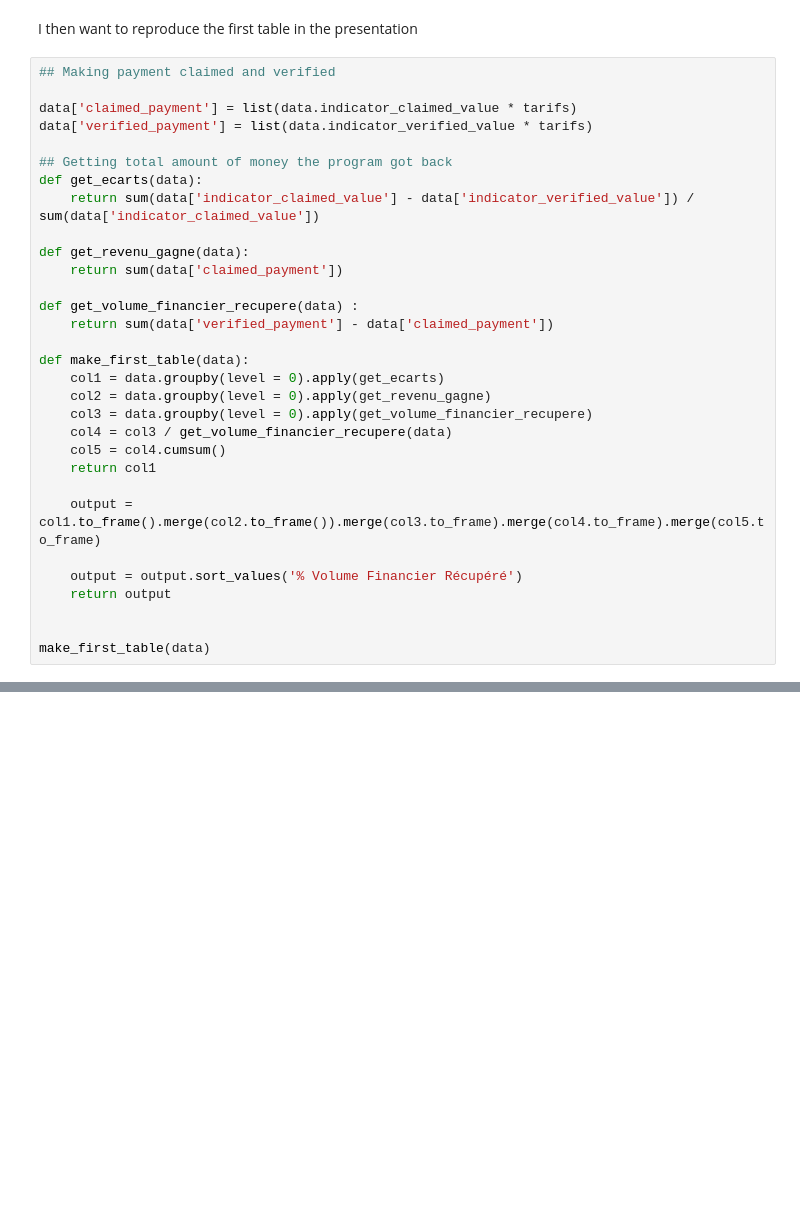
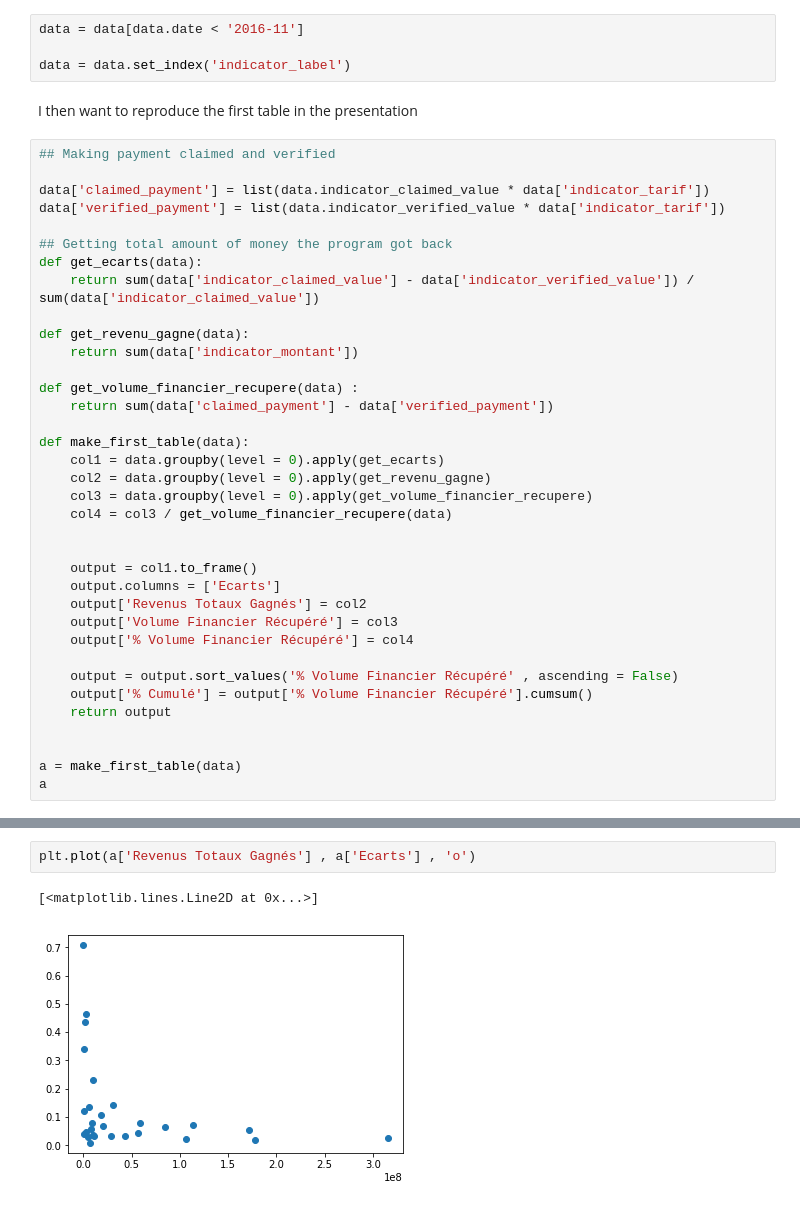
Before and after one commit to grlurton/orbf_data_validation, a Jupyter notebook: notebooks/reporting/Algorithm AEDES.ipynb, the cells around one changed output, grey strips where cells are left out. Drawn from its saved outputs; the diff is of its cells as text; blank space fills up the shorter version.

Commit message:
Table 1 correct

```diff
--- a/notebooks/reporting/Algorithm AEDES.ipynb
+++ b/notebooks/reporting/Algorithm AEDES.ipynb
@@ -35,34 +34,43 @@ data = data.set_index('indicator_label')
+# %%
+data = data[data.date < '2016-11']
+
+data = data.set_index('indicator_label')
 # %% [markdown]
 I then want to reproduce the first table in the presentation
 # %%
 ## Making payment claimed and verified
 
-data['claimed_payment'] = list(data.indicator_claimed_value * tarifs)
-data['verified_payment'] = list(data.indicator_verified_value * tarifs)
+data['claimed_payment'] = list(data.indicator_claimed_value * data['indicator_tarif'])
+data['verified_payment'] = list(data.indicator_verified_value * data['indicator_tarif'])
 
 ## Getting total amount of money the program got back
 def get_ecarts(data):
     return sum(data['indicator_claimed_value'] - data['indicator_verified_value']) / sum(data['indicator_claimed_value'])
 
 def get_revenu_gagne(data):
-    return sum(data['claimed_payment'])
+    return sum(data['indicator_montant'])
 
 def get_volume_financier_recupere(data) :
-    return sum(data['verified_payment'] - data['claimed_payment'])
+    return sum(data['claimed_payment'] - data['verified_payment'])
 
 def make_first_table(data):
     col1 = data.groupby(level = 0).apply(get_ecarts)
     col2 = data.groupby(level = 0).apply(get_revenu_gagne)
     col3 = data.groupby(level = 0).apply(get_volume_financier_recupere)
     col4 = col3 / get_volume_financier_recupere(data)
-    col5 = col4.cumsum()
-    return col1
 
-    output = col1.to_frame().merge(col2.to_frame()).merge(col3.to_frame).merge(col4.to_frame).merge(col5.to_frame)
 
-    output = output.sort_values('% Volume Financier Récupéré')
+    output = col1.to_frame()
+    output.columns = ['Ecarts']
+    output['Revenus Totaux Gagnés'] = col2
+    output['Volume Financier Récupéré'] = col3
+    output['% Volume Financier Récupéré'] = col4
+
+    output = output.sort_values('% Volume Financier Récupéré' , ascending = False)
+    output['% Cumulé'] = output['% Volume Financier Récupéré'].cumsum()
     return output
 
 
-make_first_table(data)
+a = make_first_table(data)
+a
 # %% [output]
@@ -153,0 +116,5 @@ dtype: float64
+# %%
+plt.plot(a['Revenus Totaux Gagnés'] , a['Ecarts'] , 'o')
+# %% [output]
+[<matplotlib.lines.Line2D at 0x...>]
+[figure, added]
```
Also changed, not shown: parts of 12 cells of this notebook.
